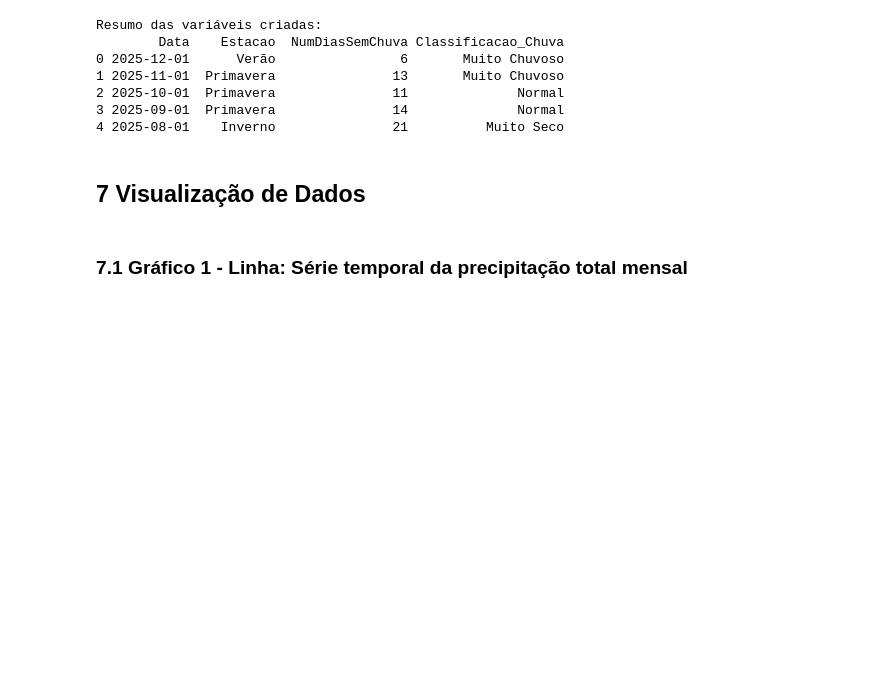
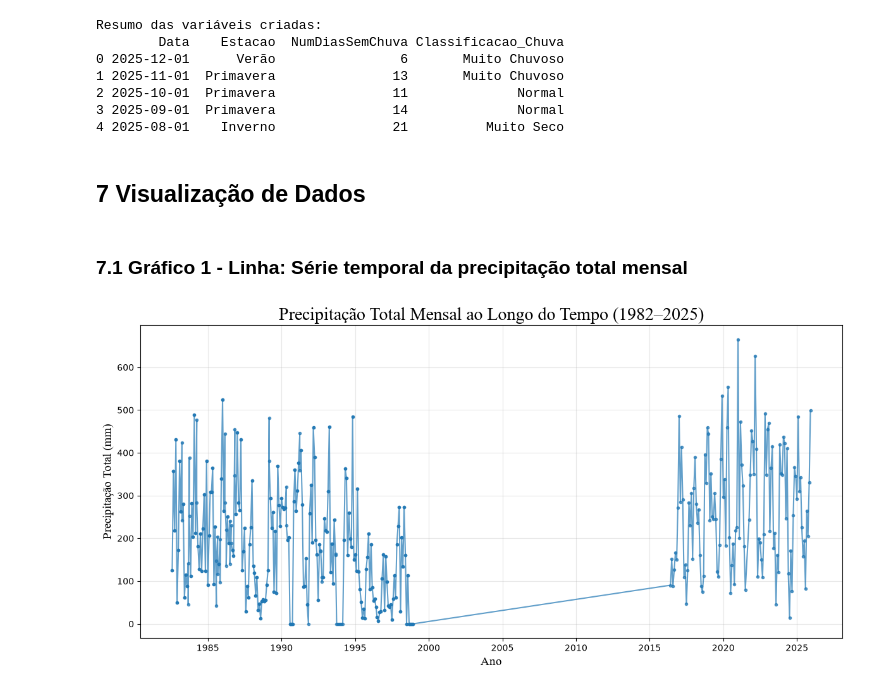
Before and after one commit to jonestiago/rainfall-timeseries-analysis, a Jupyter notebook: notebook/a_analise_exploratoria.ipynb, the cells around one changed output. Cells and saved outputs as stored; diff of their text form; code cells hidden in the pictures; blank space fills up the shorter version.

```diff
--- a/notebook/a_analise_exploratoria.ipynb
+++ b/notebook/a_analise_exploratoria.ipynb
@@ -819,4 +819,13 @@ Resumo das variáveis criadas:
 ### 7.1 Gráfico 1 - Linha: Série temporal da precipitação total mensal
 # %%
 # Gráfico 1 - Linha: Série temporal
-pass
+plt.figure(figsize=(12,6))
+plt.plot(df_ajustado['Data'], df_ajustado['Total'], marker='o', linestyle='-', markersize=3, alpha=0.7)
+plt.title('Precipitação Total Mensal ao Longo do Tempo (1982–2025)', fontfamily='Times New Roman', fontsize=20)
+plt.xlabel('Ano', fontfamily='Times New Roman', fontsize=14)
+plt.ylabel('Precipitação Total (mm)', fontfamily='Times New Roman', fontsize=14)
+plt.grid(True, alpha=0.3)
+plt.tight_layout()
+plt.show()
+# %% [output]
+[figure, added]
```
